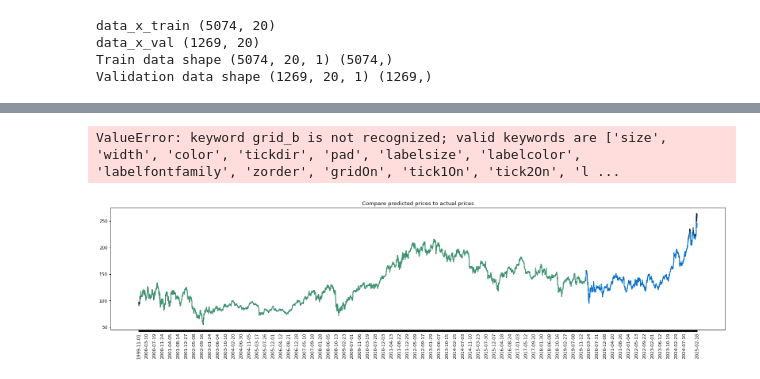
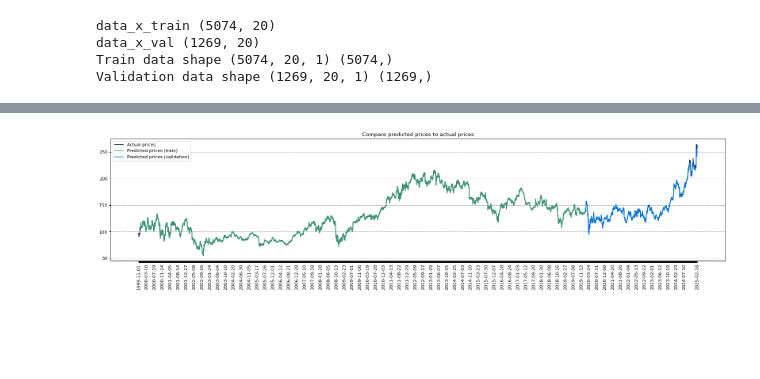
Before and after one commit to Daiyan-Zubaier/Stock-Price-Predictor, a Jupyter notebook: Stock_Predictor_Daiyan_&_Rajit.ipynb, the cells around one changed output, grey strips where cells are left out. Saved outputs shown, nothing was run; the diff lists cells and outputs as text; code cells hidden in the pictures; blank space fills up the shorter version.

```diff
--- a/Stock_Predictor_Daiyan_&_Rajit.ipynb
+++ b/Stock_Predictor_Daiyan_&_Rajit.ipynb
@@ -81,7 +77,7 @@ config = {
         "dropout": 0.2,
     },
     "training": {
-        "device": "cpu",
+        "device": "cuda",
         "batch_size": 64,
         # Train for x cycles
         "num_epoch": 100,
@@ -360,36 +356,35 @@ for (x, y) in val_dataloader:
     x = x.to(config["training"]["device"])
     out = model(x)                          # Forward prop
     out = out.cpu().detach().numpy()        # Converting output tensor into a numpy array
     predicted_val = np.concatenate((predicted_val, out))
 
 # prepare data for plotting
 
 to_plot_data_y_train_pred = np.zeros(num_data_points)
 to_plot_data_y_val_pred = np.zeros(num_data_points)
 
 to_plot_data_y_train_pred[config["data"]["window_size"]:split_index+config["data"]["window_size"]] = scaler.inverse_transform(predicted_train)
 to_plot_data_y_val_pred[split_index+config["data"]["window_size"]:] = scaler.inverse_transform(predicted_val)
 
 to_plot_data_y_train_pred = np.where(to_plot_data_y_train_pred == 0, None, to_plot_data_y_train_pred)
 to_plot_data_y_val_pred = np.where(to_plot_data_y_val_pred == 0, None, to_plot_data_y_val_pred)
 
 # plots
 
 fig = figure(figsize=(25, 5), dpi=80)
 fig.patch.set_facecolor((1.0, 1.0, 1.0))
 plt.plot(data_date, data_close_price, label="Actual prices", color=config["plots"]["color_actual"])
 plt.plot(data_date, to_plot_data_y_train_pred, label="Predicted prices (train)", color=config["plots"]["color_pred_train"])
 plt.plot(data_date, to_plot_data_y_val_pred, label="Predicted prices (validation)", color=config["plots"]["color_pred_val"])
 plt.title("Compare predicted prices to actual prices")
 xticks = [data_date[i] if ((i%config["plots"]["xticks_interval"]==0 and (num_data_points-i) > config["plots"]["xticks_interval"]) or i==num_data_points-1) else None for i in range(num_data_points)] # make x ticks nice
 x = np.arange(0,len(xticks))
 plt.xticks(x, xticks, rotation='vertical')
-plt.grid(b=None, which='major', axis='y', linestyle='--')
+plt.grid(visible=None, which='major', axis='y', linestyle='--')
 plt.legend()
 plt.show()
 # %% [output]
-ValueError: keyword grid_b is not recognized; valid keywords are ['size', 'width', 'color', 'tickdir', 'pad', 'labelsize', 'labelcolor', 'labelfontfamily', 'zorder', 'gridOn', 'tick1On', 'tick2On', 'l ...
-[figure, old version]
+[figure, new version]
 # %%
 # prepare data for plotting the zoomed in view of the predicted prices (on validation set) vs. actual prices
 
```
Also changed, not shown: parts of 4 cells of this notebook.
